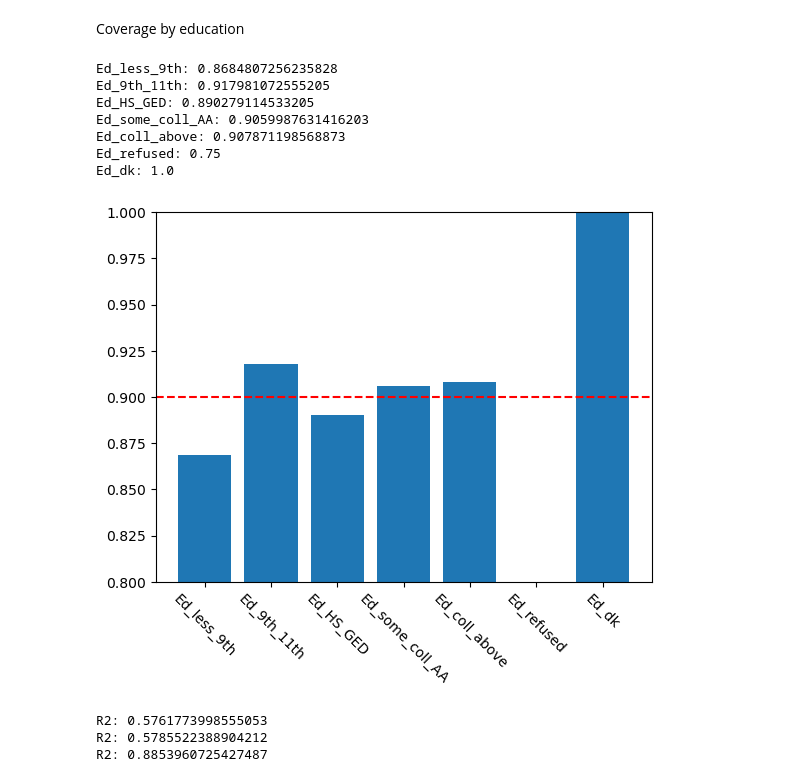
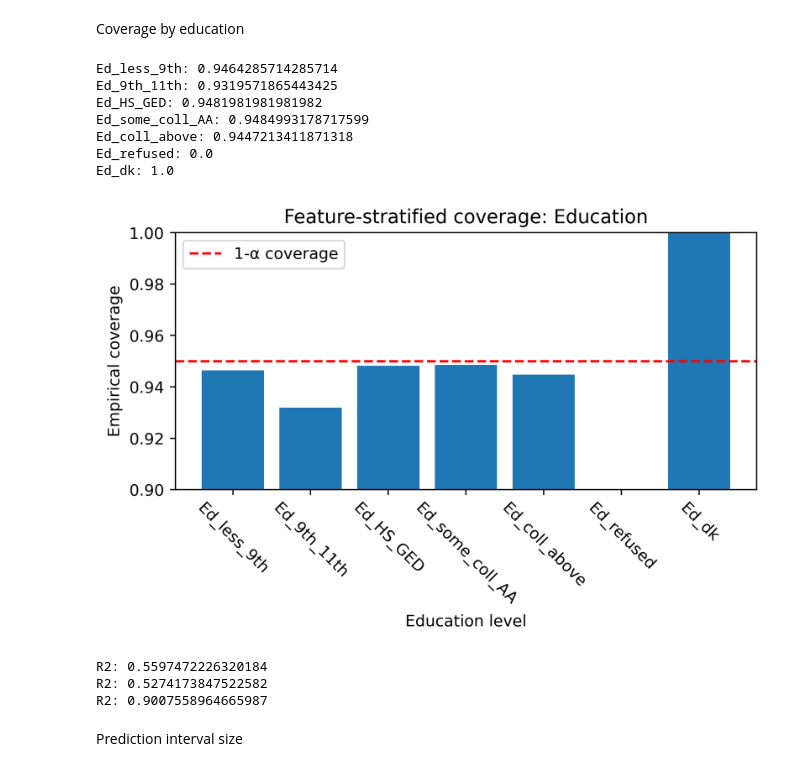
Before and after one commit to carlwharris/conformal_prediction_NHANES, a Jupyter notebook: clean_data.ipynb, the cells around one changed output. Cells and saved outputs as stored; diff of their text form; code cells hidden in the pictures.

```diff
--- a/clean_data.ipynb
+++ b/clean_data.ipynb
@@ -114,16 +170,17 @@ Range 21.547644961360632 to 46.97740599861294: 0.8958762886597939
 # %% [markdown]
 Coverage by true WC
 # %%
-test_cp_df_tmp = test_cp_df.copy()
+test_cp_df_tmp = cp_pred_df.copy()
 test_cp_df_tmp = test_cp_df_tmp.sort_values(by=["y_true"])
 test_cp_df_tmp = test_cp_df_tmp.reset_index()
 dfs = np.array_split(test_cp_df_tmp, 5)
 
+plt.figure(figsize=(6, 4), dpi=400)
 x_labels = []
 coverages = []
 for split_df in dfs:
     min_max = (split_df['y_true'].iloc[0], split_df['y_true'].iloc[-1])
-    coverage = reg.calc_coverage(split_df)
+    coverage = calc_coverage(split_df)
     print(f"Range {min_max[0]} to {min_max[1]}: {coverage} (avg diff = {np.mean(split_df['diff'])})")
     coverages.append(coverage)
 
@@ -135,7 +192,14 @@ if np.max(coverages)+0.05 < 1:
 else:
     bar_max = 1
 plt.ylim(np.min(coverages)-0.05, bar_max)
-plt.axhline(y=1-alpha, color='r', linestyle='--')
+plt.axhline(y=1-alpha, color='r', linestyle='--', label="1-α coverage")
 plt.xticks(np.arange(len(coverages)), x_labels, rotation=-45)
+plt.title("Outcome-conditional coverage (true outcome vs. coverage)")
+plt.ylabel('Empirical coverage')
+plt.legend(loc='upper left')
+plt.xlabel(f"True {outcome} measurement (cm.)")
+plt.tight_layout()
+img_path = os.path.join(plots_folder, "OCC_{:.0f}Q.pdf".format((1-alpha) * 100))
+plt.savefig(img_path, format="pdf", bbox_inches="tight")
 plt.show()
 # %% [output]
@@ -148,12 +212,13 @@ Range 111.5 to 176.7: 0.8690721649484536 (avg diff = 24.555905429866044)
 # %% [markdown]
 Coverage by ethnicity
 # %%
+plt.figure(figsize=(6, 4), dpi=400)
 x_labels = []
 coverages = []
 
 for col in eth_dummies:
-    y_col = test_cp_df[X_test[col] == 1]
-    coverage = reg.calc_coverage(y_col)
+    y_col = cp_pred_df[X_test[col] == 1]
+    coverage = calc_coverage(y_col)
     print(f"{col}: {coverage}")
     coverages.append(coverage)
     x_labels.append(col)
@@ -164,7 +229,14 @@ if np.max(coverages)+0.05 < 1:
 else:
     bar_max = 1
 plt.ylim(np.min(coverages)-0.05, bar_max)
-plt.axhline(y=1-alpha, color='r', linestyle='--')
+plt.axhline(y=1-alpha, color='r', linestyle='--', label="1-α coverage")
 plt.xticks(np.arange(len(coverages)), x_labels, rotation=-45)
+plt.title("Feature-stratified coverage: Ethnicity")
+plt.ylabel('Empirical coverage')
+plt.legend(loc='upper left')
+plt.xlabel(f"Race/ethnicity")
+plt.tight_layout()
+img_path = os.path.join(plots_folder, "FSC_ethnicity_{:.0f}Q.pdf".format((1-alpha) * 100))
+plt.savefig(img_path, format="pdf", bbox_inches="tight")
 plt.show()
 # %% [output]
@@ -177,47 +249,59 @@ Eth_Other: 0.8785578747628083
 # %% [markdown]
 Coverage by education
 # %%
+plt.figure(figsize=(6, 4), dpi=400)
+
 x_labels = []
 coverages = []
 
 for col in ed_dummies:
-    y_col = test_cp_df[X_test[col] == 1]
-    coverage = reg.calc_coverage(y_col)
+    y_col = cp_pred_df[X_test[col] == 1]
+    coverage = calc_coverage(y_col)
     print(f"{col}: {coverage}")
     coverages.append(coverage)
     x_labels.append(col)
 
 plt.bar(np.arange(len(coverages)), coverages)
 if np.max(coverages)+0.05 < 1:
     bar_max = np.max(coverages)+0.05
 else:
     bar_max = 1
 plt.ylim(1-2*alpha, bar_max)
-plt.axhline(y=1-alpha, color='r', linestyle='--')
+plt.axhline(y=1-alpha, color='r', linestyle='--', label="1-α coverage")
 plt.xticks(np.arange(len(coverages)), x_labels, rotation=-45)
+plt.title("Feature-stratified coverage: Education")
+plt.ylabel('Empirical coverage')
+plt.legend(loc='upper left')
+plt.xlabel(f"Education level")
+plt.tight_layout()
+img_path = os.path.join(plots_folder, "FSC_education_{:.0f}Q.pdf".format((1-alpha) * 100))
+plt.savefig(img_path, format="pdf", bbox_inches="tight")
 plt.show()
 # %% [output]
-Ed_less_9th: 0.8684807256235828
-Ed_9th_11th: 0.917981072555205
-Ed_HS_GED: 0.890279114533205
-Ed_some_coll_AA: 0.9059987631416203
-Ed_coll_above: 0.907871198568873
-Ed_refused: 0.75
+Ed_less_9th: 0.9464285714285714
+Ed_9th_11th: 0.9319571865443425
+Ed_HS_GED: 0.9481981981981982
+Ed_some_coll_AA: 0.9484993178717599
+Ed_coll_above: 0.9447213411871318
+Ed_refused: 0.0
 Ed_dk: 1.0
-[figure, old version]
+[figure, new version]
 # %%
 from sklearn.metrics import r2_score
+from sklearn.metrics import d2_pinball_score
 
-r2 = r2_score(test_cp_df['y_true'], test_cp_df['y_lower'])
+r2 = r2_score(cp_pred_df['y_true'], cp_pred_df['lower'])
 print(f"R2: {r2}")
 
-r2 = r2_score(test_cp_df['y_true'], test_cp_df['y_upper'])
+r2 = r2_score(cp_pred_df['y_true'], cp_pred_df['upper'])
 print(f"R2: {r2}")
 
-r2 = r2_score(test_cp_df['y_true'], test_cp_df['y_median'])
+r2 = r2_score(cp_pred_df['y_true'], cp_pred_df['median'])
 print(f"R2: {r2}")
 # %% [output]
-R2: 0.5761773998555053
-R2: 0.5785522388904212
-R2: 0.8853960725427487
+R2: 0.5597472226320184
+R2: 0.5274173847522582
+R2: 0.9007558964665987
+# %% [markdown]
+Prediction interval size
 # %%
```
Also changed, not shown: parts of 18 cells of this notebook.
